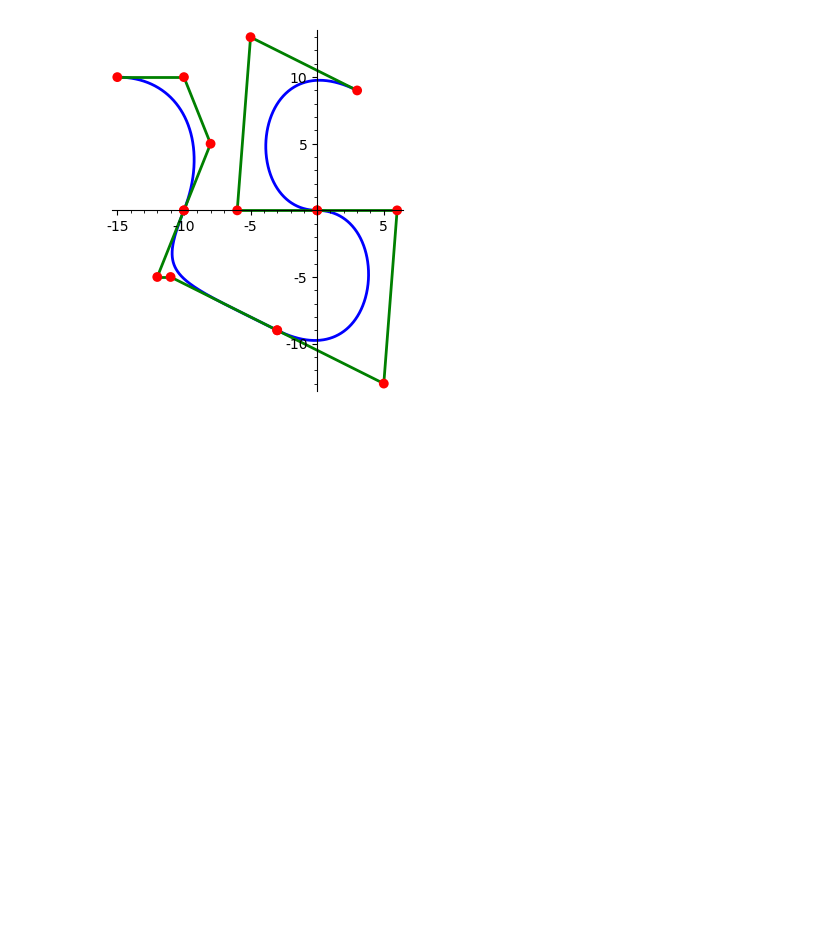
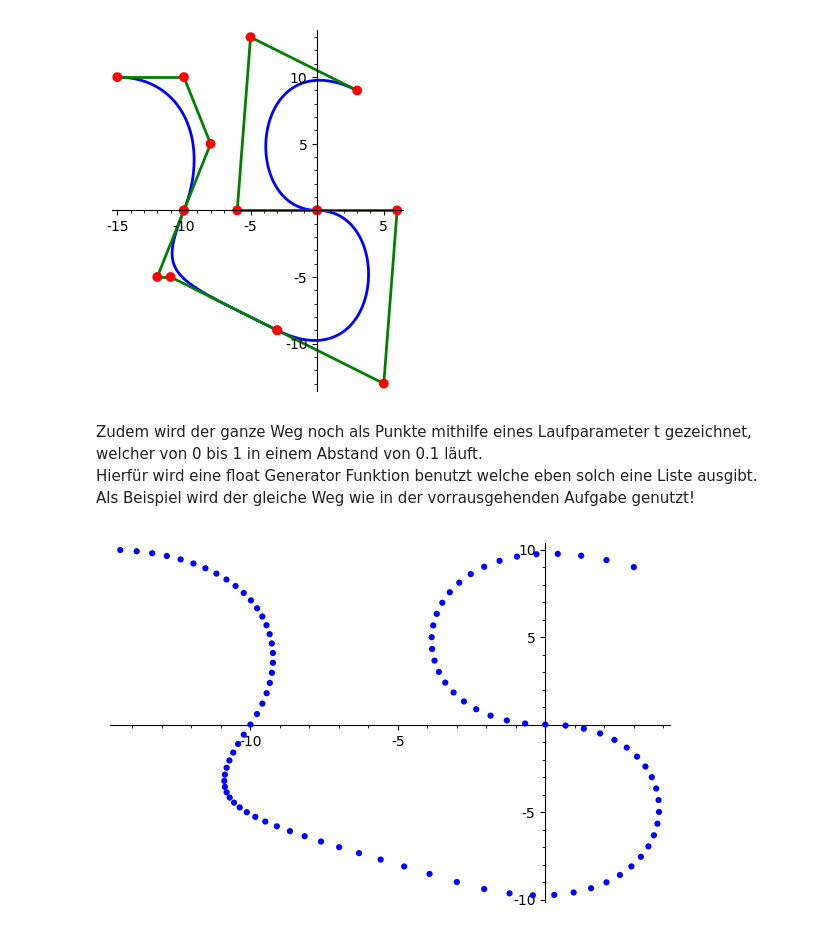
Before and after one commit to AndHager/Bezier, a Jupyter notebook: BezierAndreas.ipynb, the cells around one changed output. Cells and saved outputs as stored; diff of their text form; code cells hidden in the pictures; blank space fills up the shorter version.

```diff
--- a/BezierAndreas.ipynb
+++ b/BezierAndreas.ipynb
@@ -485,11 +492,37 @@ class CubicBezierPath:
             self.cubic_curves.append(new_curve)
 
     def get_full_plot(self):
+        """
+        Creates a plot of every curve in the path
+        """
+        # Just iterates throught every curve in the list and gets the plot
+        # Takes the first one as a base
         return_plot = self.cubic_curves[0].get_full_plot()
+
+        # Then checks whether there are more
         if len(self.cubic_curves) > 1:
+
+            # If so simple adds them
             for cubic_curve in self.cubic_curves[1:]:
                 return_plot += cubic_curve.get_full_plot()
         return return_plot
+
+    def get_curve_point_by_t(self, current_t):
+        """
+        Returns the point in the path for the given t
+        :param current_t: The t that the point should be returned, should be in a range of 0-1
+        """
+        assert 0 <= current_t < 1
+        # First scales the t with the list length
+        scaled_t = current_t * len(self.cubic_curves)
+        # And then rounds the value to get the curve index
+        curve_index = int(scaled_t)
+        # And then substracts the index to get the current_curves t
+        scaled_t -= curve_index
+
+        # And then finally gets the function and the point
+        current_curve = self.cubic_curves[curve_index]
+        return current_curve.get_curve_point_by_t(scaled_t)
 # %% [markdown]
 Zudem wird eine Funktion defeniert welche aus sechs gegeben Punkten eben solch einen Weg generiert.
 # %%
@@ -522,3 +555,22 @@ show(curve_path.get_full_plot())
 # %% [output]
 [figure]
 [figure]
+# %% [markdown]
+Zudem wird der ganze Weg noch als Punkte mithilfe eines Laufparameter t gezeichnet, welcher von 0 bis 1 in einem Abstand von 0.1 läuft.
+Hierfür wird eine float Generator Funktion benutzt welche eben solch eine Liste ausgibt.
+Als Beispiel wird der gleiche Weg wie in der vorrausgehenden Aufgabe genutzt!
+# %%
+def float_range_generator(start, end, step):
+    """Float range generator function that yield the given range with the given step"""
+    while start < end:
+        yield start
+        start += step
+
+# Generates the points
+test_points = [curve_path.get_curve_point_by_t(t) for t in float_range_generator(0, 1, 0.01)]
+
+# And then plots them
+points_plot = list_plot(test_points, size=20, color='blue', zorder=3)
+show(points_plot)
+# %% [output]
+[figure, added]
```
Also changed, not shown: parts of 5 cells of this notebook.
